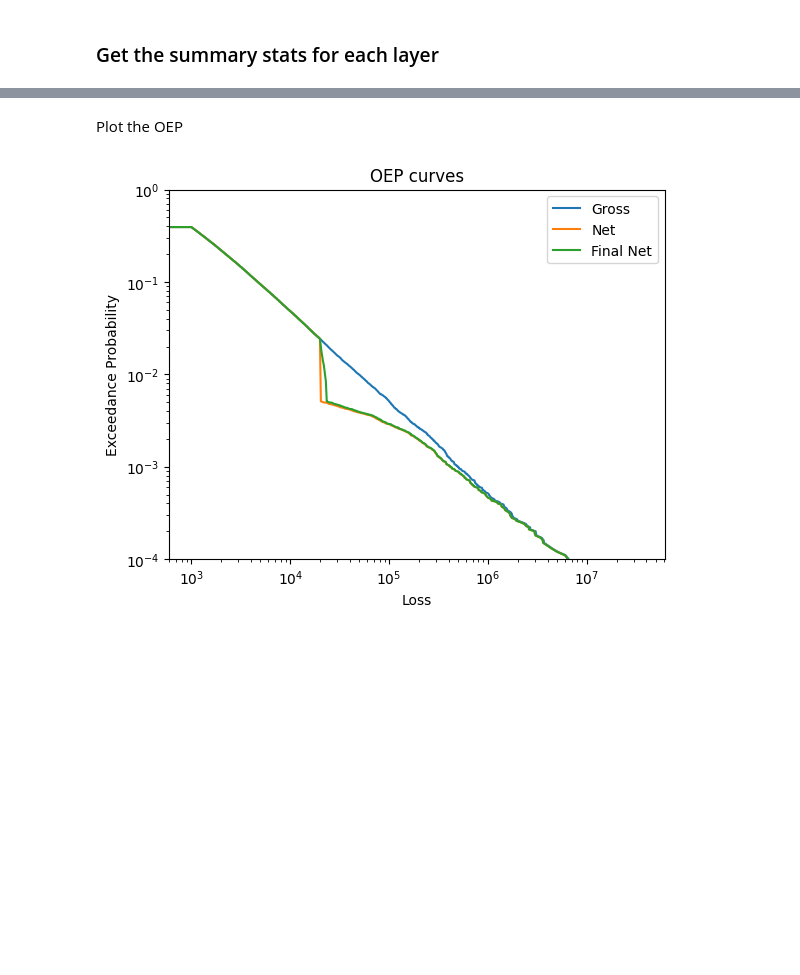
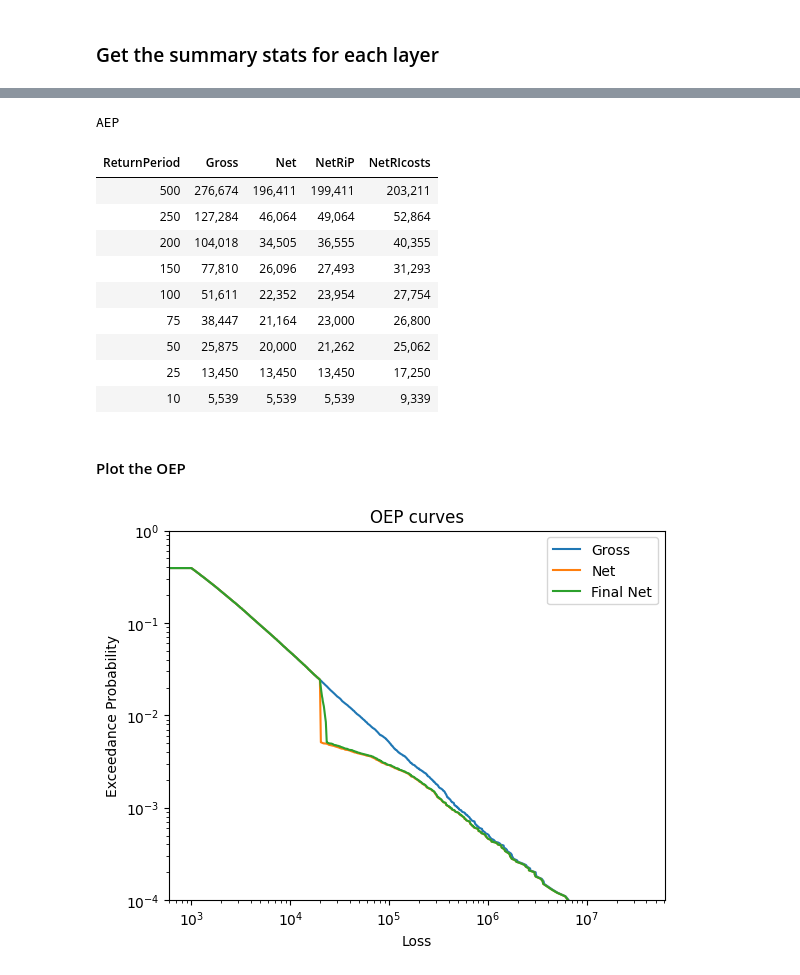
Before and after one commit to iwbailey/pandas-ylt, a Jupyter notebook: yelt_examples_layer_losses.ipynb, the cells around one changed output, grey strips where cells are left out. Cells and saved outputs as stored; diff of their text form; code cells hidden in the pictures; blank space fills up the shorter version.

```diff
--- a/yelt_examples_layer_losses.ipynb
+++ b/yelt_examples_layer_losses.ipynb
@@ -156,8 +147,34 @@ display(combined_rp_curves.style.format("{:,.0f}"))
 | 50 | 24,074 | 20,000 | 20,407 |
 | 25 | 12,135 | 12,135 | 12,135 |
 | 10 | 4,708 | 4,708 | 4,708 |
+# %%
+# Calculate the AEP curves at different perspectives
+combined_rp_curves = pd.concat([
+    df.yel.to_rp_summary(return_periods, is_ep=True, is_occurrence=False).rename(name)
+    for name, df in
+    [('Gross', yelt), ('Net', retained_yelt), ('NetRiP', net_rip_yelt)]
+], axis=1)
+
+combined_rp_curves = pd.concat([combined_rp_curves,
+                                net_premium_ylt.yl.to_rp_summary(return_periods).rename('NetRIcosts')],
+                               axis=1)
+
+print("AEP")
+display(combined_rp_curves.reset_index().style.hide(axis=0).format("{:,.0f}"))
+# %% [output]
+AEP
+| ReturnPeriod | Gross | Net | NetRiP | NetRIcosts |
+| 500 | 276,674 | 196,411 | 199,411 | 203,211 |
+| 250 | 127,284 | 46,064 | 49,064 | 52,864 |
+| 200 | 104,018 | 34,505 | 36,555 | 40,355 |
+| 150 | 77,810 | 26,096 | 27,493 | 31,293 |
+| 100 | 51,611 | 22,352 | 23,954 | 27,754 |
+| 75 | 38,447 | 21,164 | 23,000 | 26,800 |
+| 50 | 25,875 | 20,000 | 21,262 | 25,062 |
+| 25 | 13,450 | 13,450 | 13,450 | 17,250 |
+| 10 | 5,539 | 5,539 | 5,539 | 9,339 |
 # %% [markdown]
-Plot the OEP
+#### Plot the OEP
 # %%
 # Make a plot
 fig, ax = plt.subplots(1)
```
Also changed, not shown: parts of 12 cells of this notebook.
